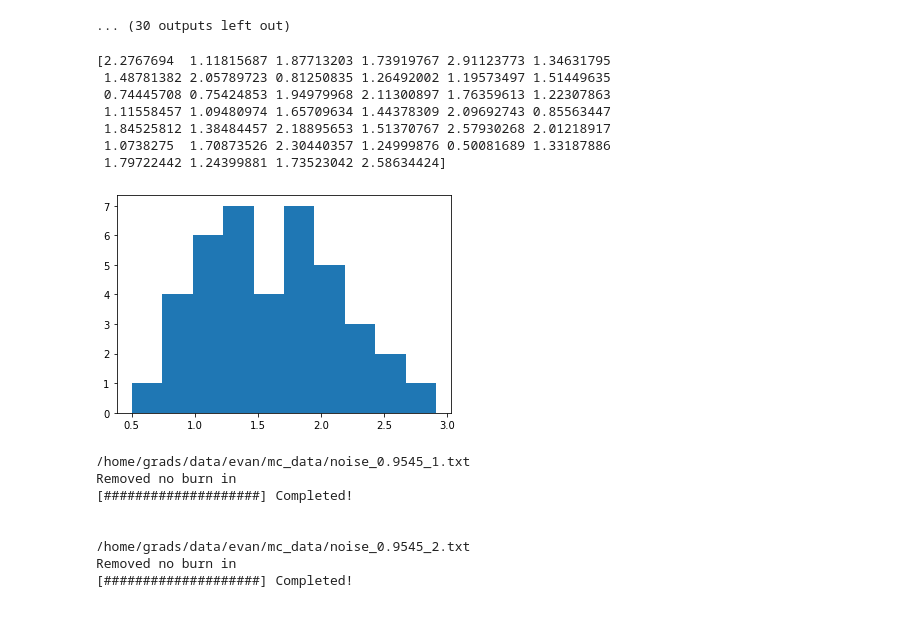
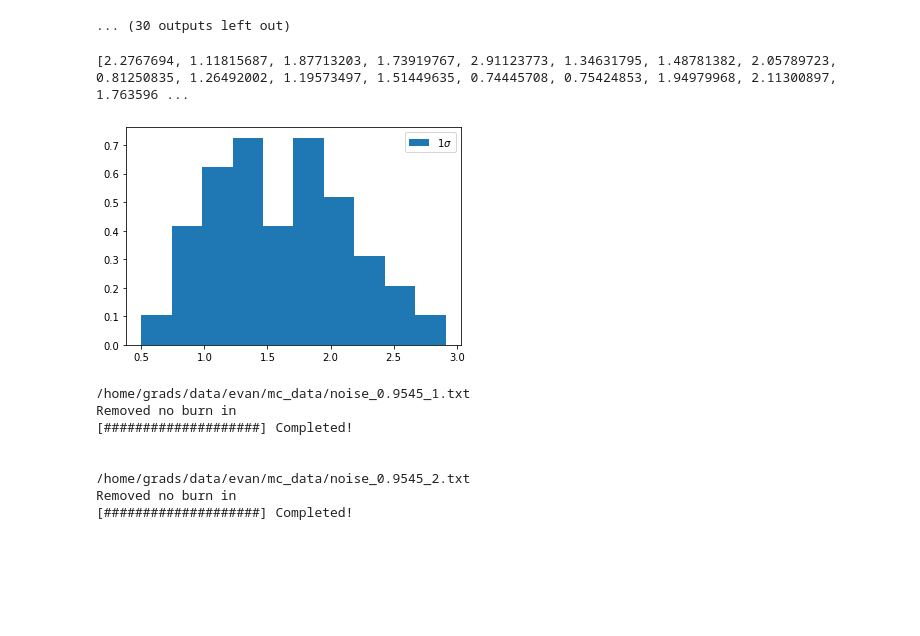
Before and after one commit to SBU-EVAN/LSST_emulation, a Jupyter notebook: flow.ipynb, the cells around one changed output. Cells and saved outputs as stored; diff of their text form; code cells hidden in the pictures; blank space fills up the shorter version.

```diff
--- a/flow.ipynb
+++ b/flow.ipynb
@@ -488,19 +492,14 @@ Removed no burn in
 # %%
 #
 print(n_sigma_67)
 plt.figure(1)
-plt.hist(n_sigma_67)
+plt.hist(n_sigma_67,density=True,label='1$\sigma$')
+plt.legend()
 plt.ion()
 plt.show()
 # %% [output]
-[2.2767694  1.11815687 1.87713203 1.73919767 2.91123773 1.34631795
- 1.48781382 2.05789723 0.81250835 1.26492002 1.19573497 1.51449635
- 0.74445708 0.75424853 1.94979968 2.11300897 1.76359613 1.22307863
- 1.11558457 1.09480974 1.65709634 1.44378309 2.09692743 0.85563447
- 1.84525812 1.38484457 2.18895653 1.51370767 2.57930268 2.01218917
- 1.0738275  1.70873526 2.30440357 1.24999876 0.50081689 1.33187886
- 1.79722442 1.24399881 1.73523042 2.58634424]
+[2.2767694, 1.11815687, 1.87713203, 1.73919767, 2.91123773, 1.34631795, 1.48781382, 2.05789723, 0.81250835, 1.26492002, 1.19573497, 1.51449635, 0.74445708, 0.75424853, 1.94979968, 2.11300897, 1.763596 ...
-[figure, old version]
+[figure, new version]
 # %%
 ### Now lets do the same programattically for all datavectors.
 
```
Also changed, not shown: parts of 6 cells of this notebook, 1 other file.
